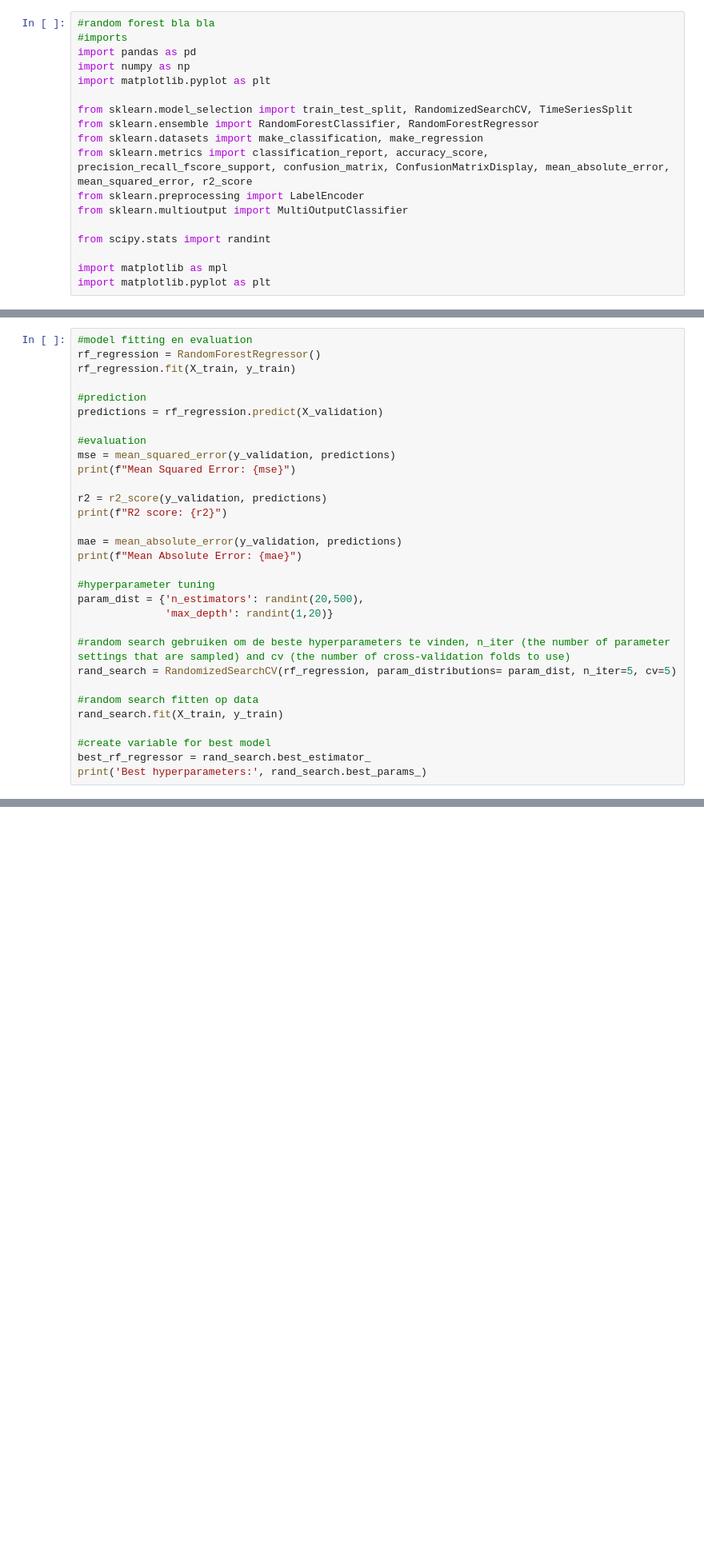
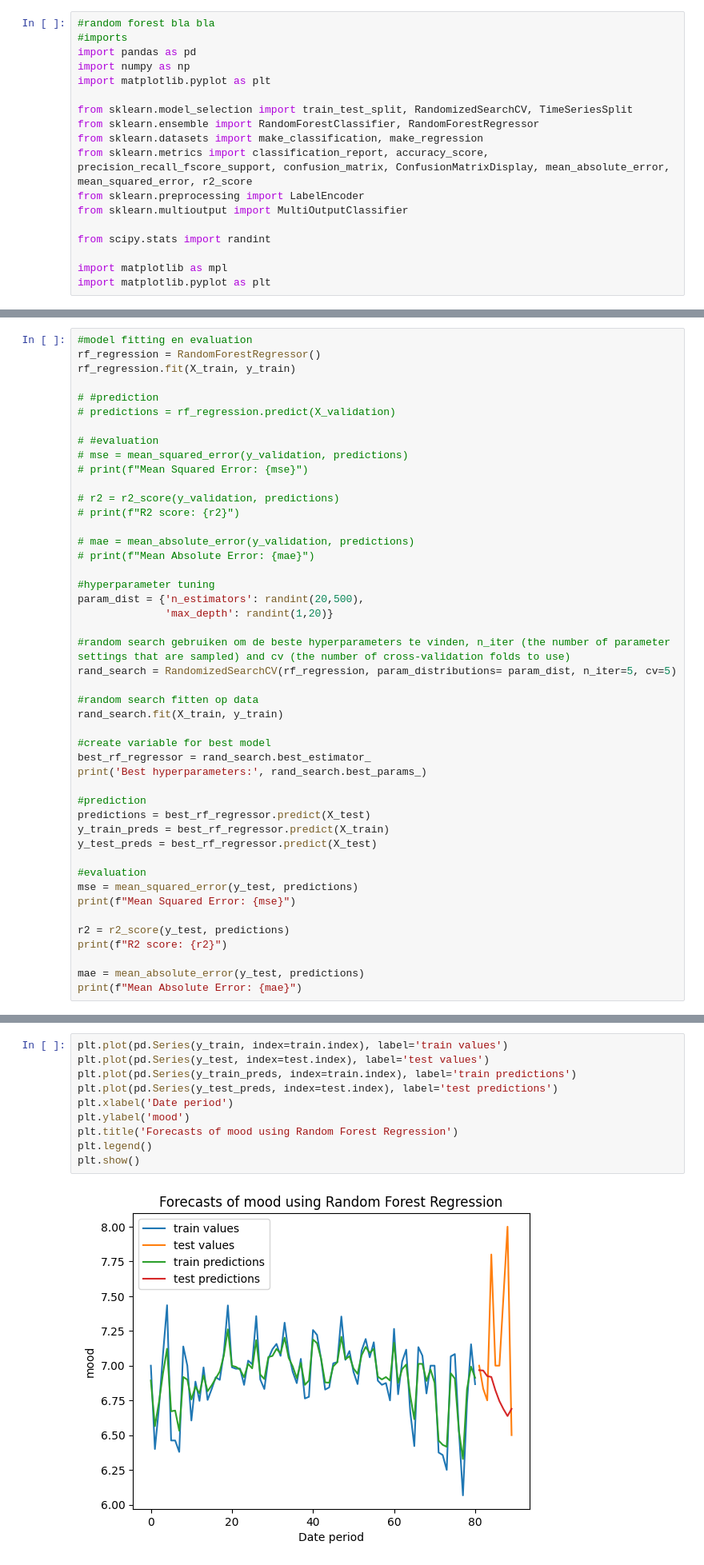
Before and after one commit to Zainab-am/Data-Mining-For-The-Girls, a Jupyter notebook: randomforest.ipynb, the cells around one changed output, grey strips where cells are left out. Shown: that part at 80% size. Drawn from its saved outputs; the diff is of its cells as text; blank space fills up the shorter version.

```diff
--- a/randomforest.ipynb
+++ b/randomforest.ipynb
@@ -114,18 +144,18 @@ y_test = y[int(m*0.9):]
 rf_regression = RandomForestRegressor()
 rf_regression.fit(X_train, y_train)
 
-#prediction
-predictions = rf_regression.predict(X_validation)
+# #prediction
+# predictions = rf_regression.predict(X_validation)
 
-#evaluation
-mse = mean_squared_error(y_validation, predictions)
-print(f"Mean Squared Error: {mse}")
+# #evaluation
+# mse = mean_squared_error(y_validation, predictions)
+# print(f"Mean Squared Error: {mse}")
 
-r2 = r2_score(y_validation, predictions)
-print(f"R2 score: {r2}")
+# r2 = r2_score(y_validation, predictions)
+# print(f"R2 score: {r2}")
 
-mae = mean_absolute_error(y_validation, predictions)
-print(f"Mean Absolute Error: {mae}")
+# mae = mean_absolute_error(y_validation, predictions)
+# print(f"Mean Absolute Error: {mae}")
 
 #hyperparameter tuning
 param_dist = {'n_estimators': randint(20,500),
@@ -140,4 +170,19 @@ rand_search.fit(X_train, y_train)
 #create variable for best model
 best_rf_regressor = rand_search.best_estimator_
 print('Best hyperparameters:', rand_search.best_params_)
+
+#prediction
+predictions = best_rf_regressor.predict(X_test)
+y_train_preds = best_rf_regressor.predict(X_train)
+y_test_preds = best_rf_regressor.predict(X_test)
+
+#evaluation
+mse = mean_squared_error(y_test, predictions)
+print(f"Mean Squared Error: {mse}")
+
+r2 = r2_score(y_test, predictions)
+print(f"R2 score: {r2}")
+
+mae = mean_absolute_error(y_test, predictions)
+print(f"Mean Absolute Error: {mae}")
 # %% [output]
@@ -148,3 +193,15 @@ Best hyperparameters: {'max_depth': 12, 'n_estimators': 65}
+# %%
+plt.plot(pd.Series(y_train, index=train.index), label='train values')
+plt.plot(pd.Series(y_test, index=test.index), label='test values')
+plt.plot(pd.Series(y_train_preds, index=train.index), label='train predictions')
+plt.plot(pd.Series(y_test_preds, index=test.index), label='test predictions')
+plt.xlabel('Date period')
+plt.ylabel('mood')
+plt.title('Forecasts of mood using Random Forest Regression')
+plt.legend()
+plt.show()
+# %% [output]
+[figure, added]
 # %%
 # feature importances
 feature_importances = pd.Series(best_rf_regressor.feature_importances_, index=X_train.columns).sort_values(ascending=False)
```
Also changed, not shown: parts of 11 cells of this notebook, 5 other files.
